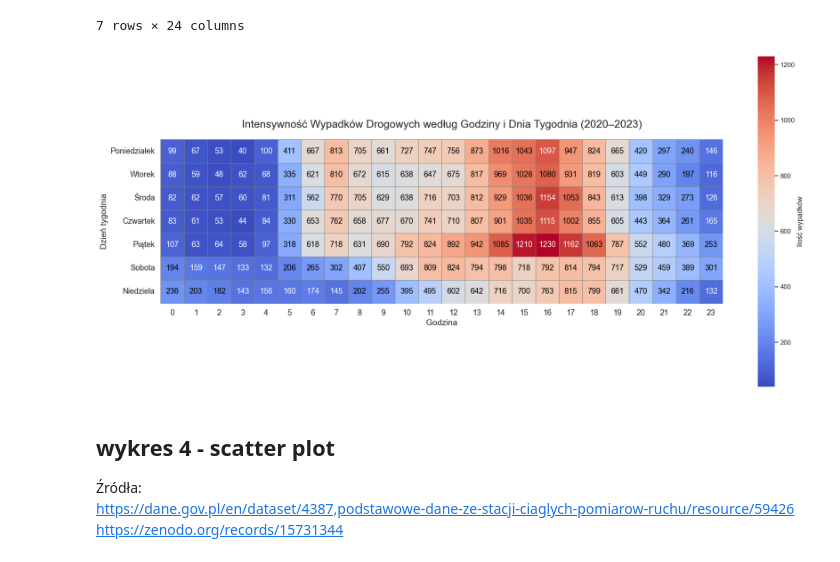
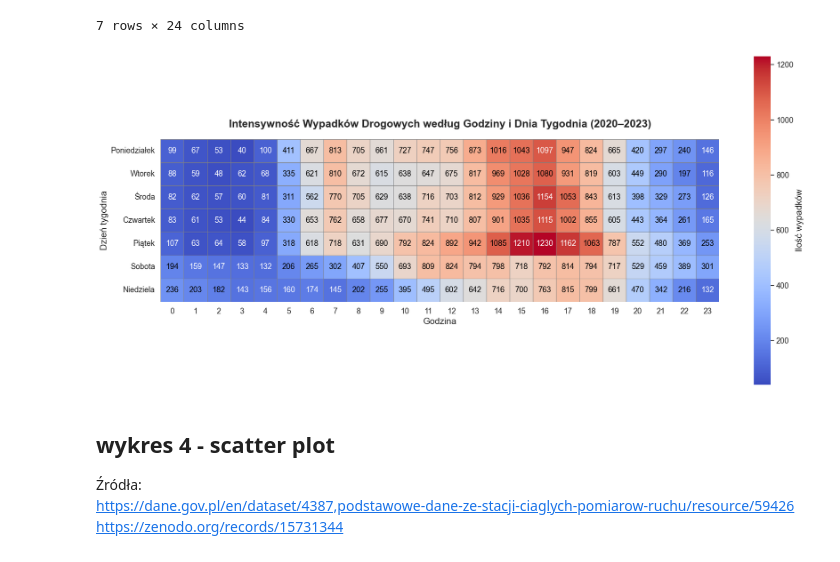
Before and after one commit to JankData/car-accidents-visualizations, a Jupyter notebook: notebooks/wypadki1.ipynb, the cells around one changed output. Saved outputs shown, nothing was run; the diff lists cells and outputs as text; code cells hidden in the pictures.

```diff
--- a/notebooks/wypadki1.ipynb
+++ b/notebooks/wypadki1.ipynb
@@ -305,37 +266,41 @@ sns.set_theme(style="white")
 
 ax = sns.heatmap(
     heatmap_data,
     cmap="coolwarm",
     linewidths=0.5,
     linecolor='gray',
     cbar_kws={'label': 'Ilość wypadków'},
     square=True,
     annot=True,
     fmt='d',
     annot_kws={"fontsize": 13}
 )
 
 cmap = plt.get_cmap("coolwarm")
 norm = plt.Normalize(vmin=heatmap_data.values.min(), vmax=heatmap_data.values.max())
 
 for text in ax.texts:
     val = float(text.get_text())
     r, g, b, _ = cmap(norm(val))
     brightness = 0.299*r + 0.587*g + 0.114*b
     text.set_color('black' if brightness > 0.5 else 'white')
 
-ax.set_title("Intensywność Wypadków Drogowych według Godziny i Dnia Tygodnia (2020–2023)", fontsize=18, pad=20)
-ax.set_xlabel("Godzina", fontsize=14)
-ax.set_ylabel("Dzień tygodnia", fontsize=14)
+ax.set_title("Intensywność Wypadków Drogowych według Godziny i Dnia Tygodnia (2020–2023)", fontsize=18, fontweight='bold', pad=20)
+ax.set_xlabel("Godzina", fontsize=15)
+ax.set_ylabel("Dzień tygodnia", fontsize=15)
 
 ax.tick_params(axis='x', labelsize=13)
 ax.tick_params(axis='y', labelsize=13)
 
+cbar = ax.collections[0].colorbar
+cbar.ax.yaxis.label.set_size(15)
+cbar.ax.tick_params(labelsize=13)
+
 plt.tight_layout()
 plt.savefig('heatmap_wypadki.png')
 plt.show()
 # %% [output]
-[figure, old version]
+[figure, new version]
 # %% [markdown]
 ## wykres 4 - scatter plot
 Źródła:
```
Also changed, not shown: parts of 12 cells of this notebook.
